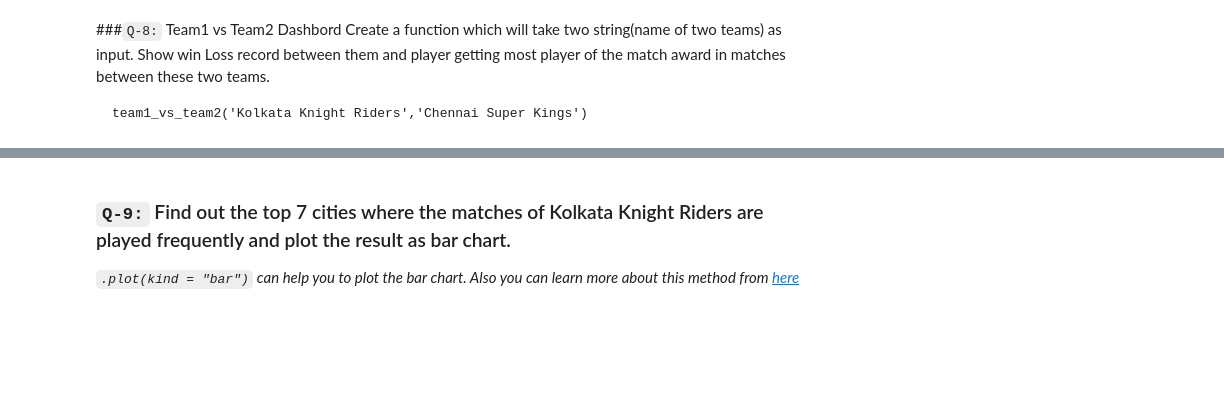
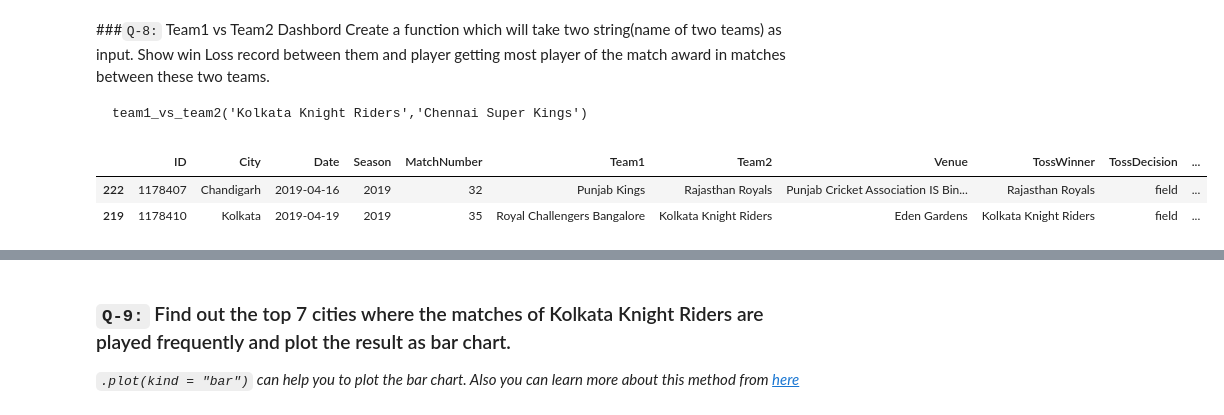
Before and after one commit to iqraghori/Data-science, a Jupyter notebook: Pandas_practice/Basic_DataFrames.ipynb, the cells around one changed output, grey strips where cells are left out. Drawn from its saved outputs; the diff is of its cells as text; code cells hidden in the pictures; blank space fills up the shorter version.

```diff
--- a/Pandas_practice/Basic_DataFrames.ipynb
+++ b/Pandas_practice/Basic_DataFrames.ipynb
@@ -217,0 +216,6 @@ team1_vs_team2('Kolkata Knight Riders','Chennai Super Kings')
+# %%
+ipl.sample(2)
+# %% [output]
+|  | ID | City | Date | Season | MatchNumber | Team1 | Team2 | Venue | TossWinner | TossDecision | ... |
+| 222 | 1178407 | Chandigarh | 2019-04-16 | 2019 | 32 | Punjab Kings | Rajasthan Royals | Punjab Cricket Association IS Bin... | Rajasthan Royals | field | ... |
+| 219 | 1178410 | Kolkata | 2019-04-19 | 2019 | 35 | Royal Challengers Bangalore | Kolkata Knight Riders | Eden Gardens | Kolkata Knight Riders | field | ... |
```
Also changed, not shown: parts of 6 cells of this notebook.
